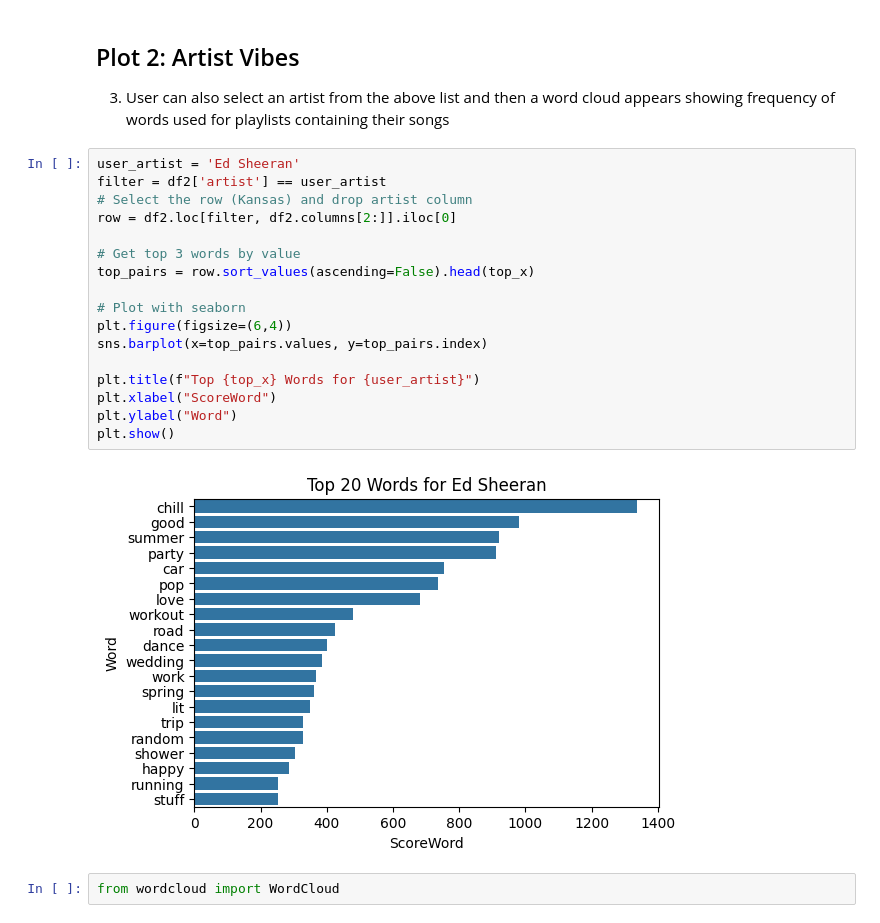
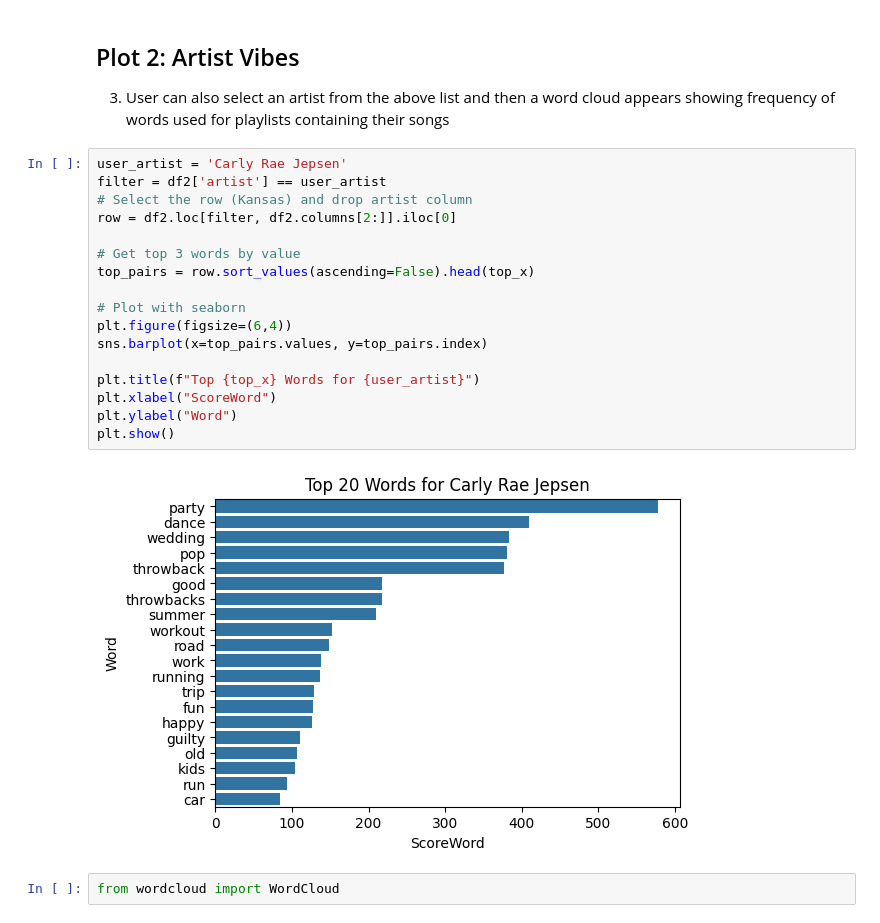
Before and after one commit to holistudio/spotify_dash, a Jupyter notebook: 03_EDA/dashboard_preview.ipynb, the cells around one changed output. Cells and saved outputs as stored; diff of their text form.

```diff
--- a/03_EDA/dashboard_preview.ipynb
+++ b/03_EDA/dashboard_preview.ipynb
@@ -136,24 +136,24 @@ Top 20 songs with vibes: jukebox, tropical
 
  3. User can also select an artist from the above list and then a word cloud appears showing frequency of words used for playlists containing their songs
 # %%
-user_artist = 'Ed Sheeran'
+user_artist = 'Carly Rae Jepsen'
 filter = df2['artist'] == user_artist
 # Select the row (Kansas) and drop artist column
 row = df2.loc[filter, df2.columns[2:]].iloc[0]
 
 # Get top 3 words by value
 top_pairs = row.sort_values(ascending=False).head(top_x)
 
 # Plot with seaborn
 plt.figure(figsize=(6,4))
 sns.barplot(x=top_pairs.values, y=top_pairs.index)
 
 plt.title(f"Top {top_x} Words for {user_artist}")
 plt.xlabel("ScoreWord")
 plt.ylabel("Word")
 plt.show()
 # %% [output]
-[figure, old version]
+[figure, new version]
 # %%
 from wordcloud import WordCloud
 # %%
```
Also changed, not shown: parts of 2 cells of this notebook.
